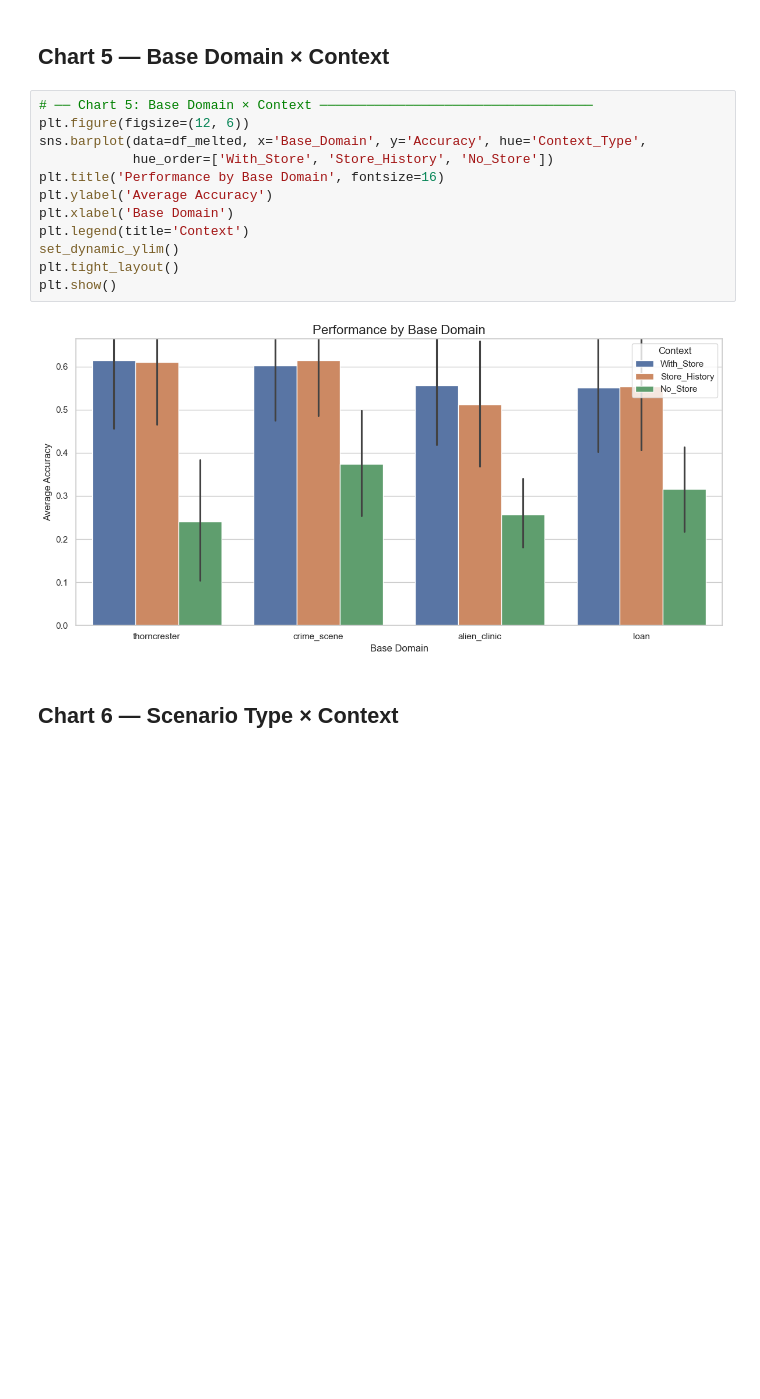
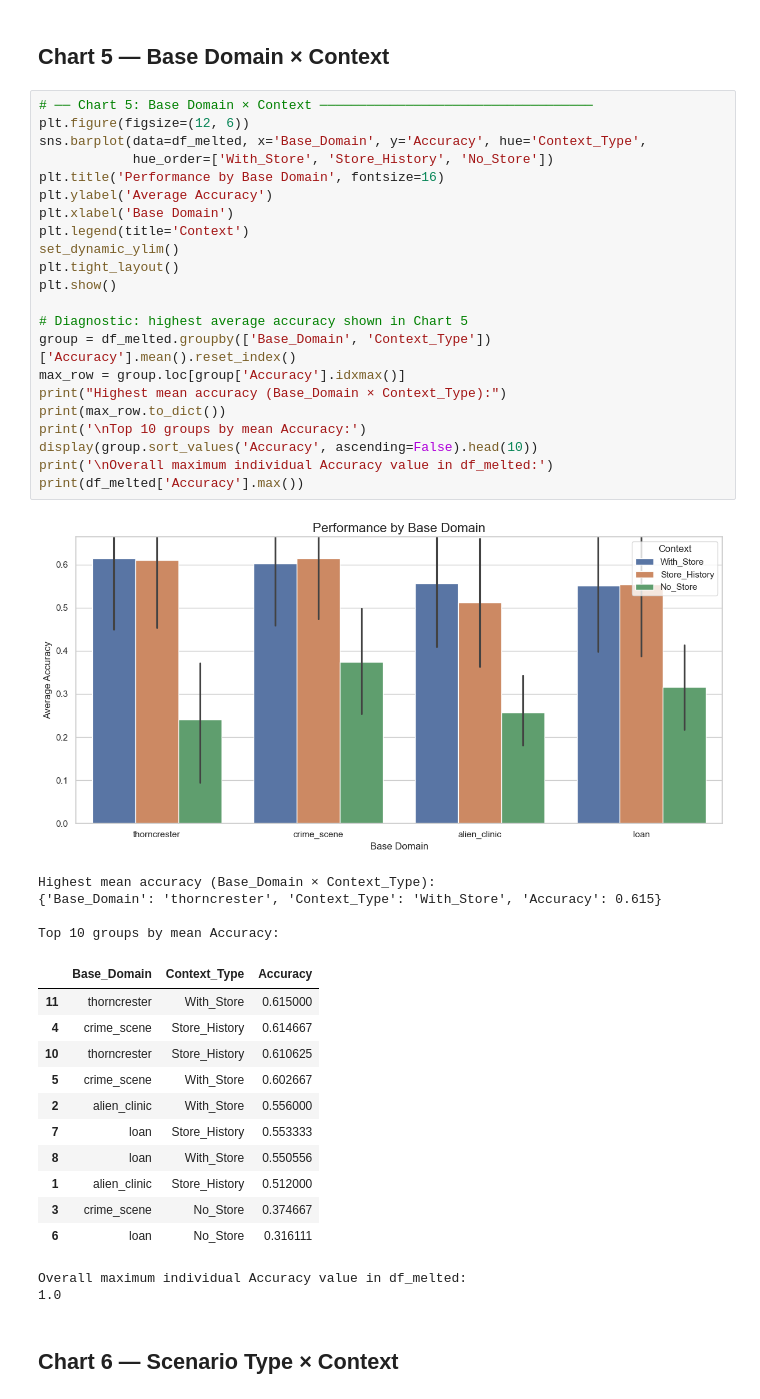
Before and after one commit to sultann-301/Belief-Aware-LLMs, a Jupyter notebook: eval_results_analysis.ipynb, the cells around one changed output. Drawn from its saved outputs; the diff is of its cells as text; blank space fills up the shorter version.

```diff
--- a/eval_results_analysis.ipynb
+++ b/eval_results_analysis.ipynb
@@ -206,17 +206,44 @@ plt.show()
 # %%
 # ── Chart 5: Base Domain × Context ───────────────────────────────────
 plt.figure(figsize=(12, 6))
 sns.barplot(data=df_melted, x='Base_Domain', y='Accuracy', hue='Context_Type',
             hue_order=['With_Store', 'Store_History', 'No_Store'])
 plt.title('Performance by Base Domain', fontsize=16)
 plt.ylabel('Average Accuracy')
 plt.xlabel('Base Domain')
 plt.legend(title='Context')
 set_dynamic_ylim()
 plt.tight_layout()
 plt.show()
+
+# Diagnostic: highest average accuracy shown in Chart 5
+group = df_melted.groupby(['Base_Domain', 'Context_Type'])['Accuracy'].mean().reset_index()
+max_row = group.loc[group['Accuracy'].idxmax()]
+print("Highest mean accuracy (Base_Domain × Context_Type):")
+print(max_row.to_dict())
+print('\nTop 10 groups by mean Accuracy:')
+display(group.sort_values('Accuracy', ascending=False).head(10))
+print('\nOverall maximum individual Accuracy value in df_melted:')
+print(df_melted['Accuracy'].max())
 # %% [output]
 [figure]
+Highest mean accuracy (Base_Domain × Context_Type):
+{'Base_Domain': 'thorncrester', 'Context_Type': 'With_Store', 'Accuracy': 0.615}
+
+Top 10 groups by mean Accuracy:
+|  | Base_Domain | Context_Type | Accuracy |
+| 11 | thorncrester | With_Store | 0.615000 |
+| 4 | crime_scene | Store_History | 0.614667 |
+| 10 | thorncrester | Store_History | 0.610625 |
+| 5 | crime_scene | With_Store | 0.602667 |
+| 2 | alien_clinic | With_Store | 0.556000 |
+| 7 | loan | Store_History | 0.553333 |
+| 8 | loan | With_Store | 0.550556 |
+| 1 | alien_clinic | Store_History | 0.512000 |
+| 3 | crime_scene | No_Store | 0.374667 |
+| 6 | loan | No_Store | 0.316111 |
+Overall maximum individual Accuracy value in df_melted:
+1.0
 # %% [markdown]
 ## Chart 6 — Scenario Type × Context
 # %%
```
Also changed, not shown: parts of 1 cell of this notebook, 3 other files.
